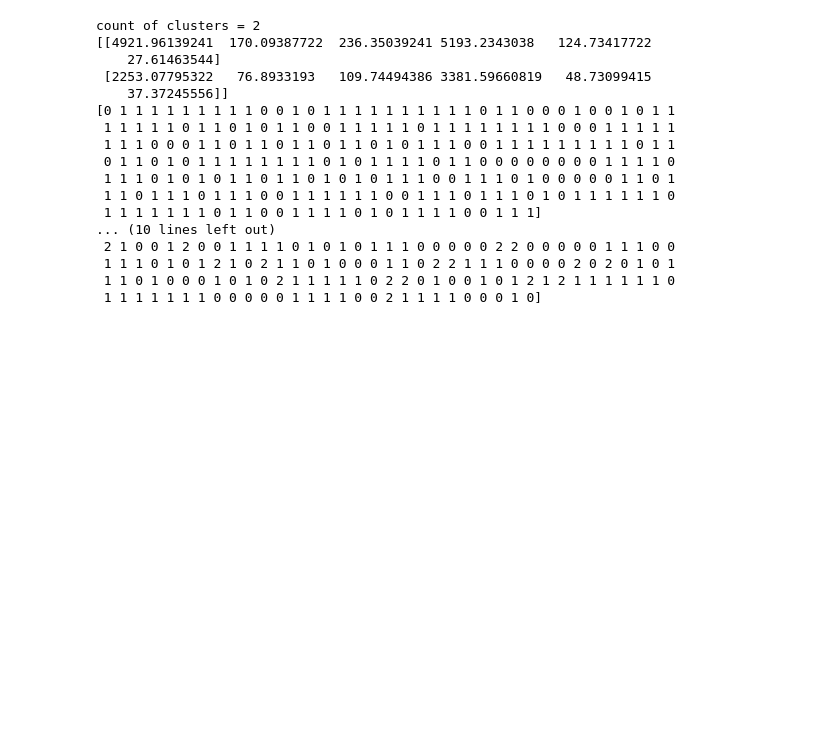
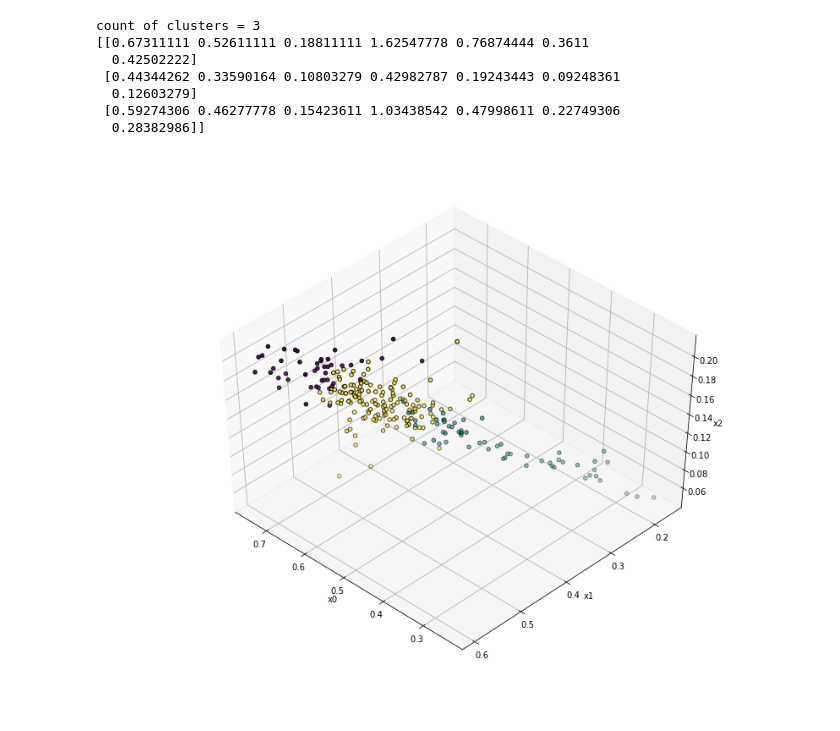
Before and after one commit to OHrydko/Machine-Learning-Labs, a Jupyter notebook: lab4/lab4.ipynb, the cells around one changed output. Cells and saved outputs as stored; diff of their text form; code cells hidden in the pictures; blank space fills up the shorter version.

```diff
--- a/lab4/lab4.ipynb
+++ b/lab4/lab4.ipynb
@@ -28,27 +54,22 @@ df
 # %%
 #KMeans
-for cluster in list_clusters:
-    print('count of clusters = {}'.format(cluster))
-    kmeans = KMeans(n_clusters = cluster).fit(X)
-    centers = kmeans.cluster_centers_
-    print(centers)
-    labels = kmeans.labels_
-    print(labels)
+#3
+print('count of clusters = {}'.format(list_clusters[1]))
+kmeans = KMeans(n_clusters = list_clusters[1]).fit(X)
+centers = kmeans.cluster_centers_
+y_kmeans = kmeans.predict(X)
+print(centers)
+labels = kmeans.labels_
+three_k_means = df[df.columns[:-1]]
+three_k_means['three_cluster'] = labels.reshape(len(three_k_means), 1)
+three_k_means.head()
+draw(labels)
 # %% [output]
-count of clusters = 2
-[[4921.96139241  170.09387722  236.35039241 5193.2343038   124.73417722
-    27.61463544]
- [2253.07795322   76.8933193   109.74494386 3381.59660819   48.73099415
-    37.37245556]]
-[0 1 1 1 1 1 1 1 1 1 0 0 1 0 1 1 1 1 1 1 1 1 1 1 0 1 1 0 0 0 1 0 0 1 0 1 1
- 1 1 1 1 1 0 1 1 0 1 0 1 1 0 0 1 1 1 1 1 0 1 1 1 1 1 1 1 1 0 0 0 1 1 1 1 1
- 1 1 1 0 0 0 1 1 0 1 1 0 1 1 0 1 1 0 1 0 1 1 1 0 0 1 1 1 1 1 1 1 1 1 0 1 1
- 0 1 1 0 1 0 1 1 1 1 1 1 1 1 0 1 0 1 1 1 1 0 1 1 0 0 0 0 0 0 0 0 1 1 1 1 0
- 1 1 1 0 1 0 1 0 1 1 0 1 1 0 1 0 1 0 1 1 1 0 0 1 1 1 0 1 0 0 0 0 0 1 1 0 1
- 1 1 0 1 1 1 0 1 1 1 0 0 1 1 1 1 1 1 0 0 1 1 1 0 1 1 1 0 1 0 1 1 1 1 1 1 0
- 1 1 1 1 1 1 1 0 1 1 0 0 1 1 1 1 0 1 0 1 1 1 1 0 0 1 1 1]
-... (10 lines left out)
- 2 1 0 0 1 2 0 0 1 1 1 1 0 1 0 1 0 1 1 1 0 0 0 0 0 2 2 0 0 0 0 0 1 1 1 0 0
- 1 1 1 0 1 0 1 2 1 0 2 1 1 0 1 0 0 0 1 1 0 2 2 1 1 1 0 0 0 0 2 0 2 0 1 0 1
- 1 1 0 1 0 0 0 1 0 1 0 2 1 1 1 1 1 0 2 2 0 1 0 0 1 0 1 2 1 2 1 1 1 1 1 1 0
- 1 1 1 1 1 1 1 0 0 0 0 0 1 1 1 1 0 0 2 1 1 1 1 0 0 0 1 0]
+count of clusters = 3
+[[0.67311111 0.52611111 0.18811111 1.62547778 0.76874444 0.3611
+  0.42502222]
+ [0.44344262 0.33590164 0.10803279 0.42982787 0.19243443 0.09248361
+  0.12603279]
+ [0.59274306 0.46277778 0.15423611 1.03438542 0.47998611 0.22749306
+  0.28382986]]
+[figure, added]
```
Also changed, not shown: parts of 11 cells of this notebook, 1 other file.
